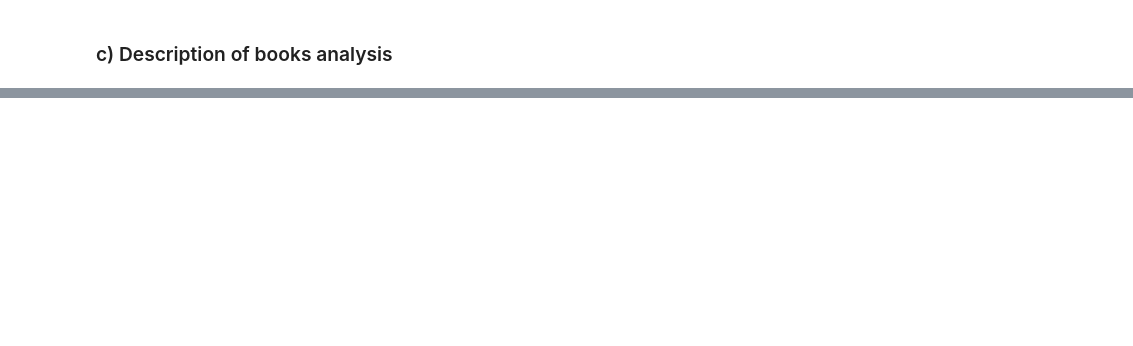
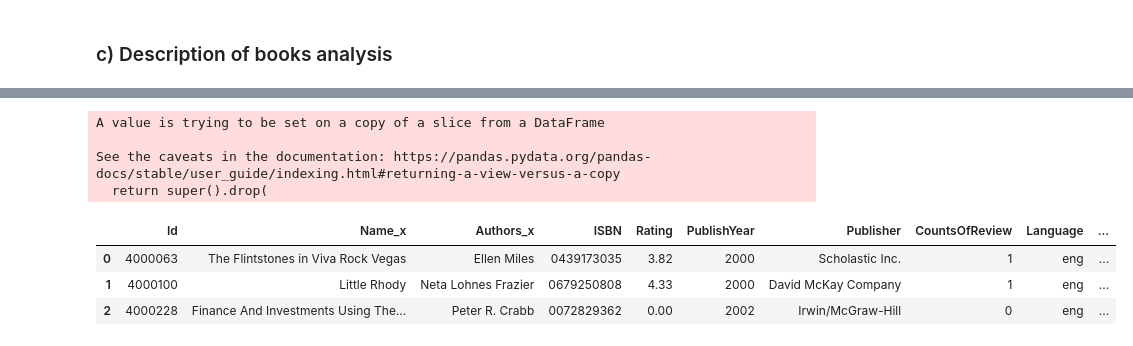
Before and after one commit to cecilegltslmcs/recommender_sys_books, a Jupyter notebook: P7_01_notebookcleaning.ipynb, the cells around one changed output, grey strips where cells are left out. Cells and saved outputs as stored; diff of their text form; code cells hidden in the pictures; blank space fills up the shorter version.

```diff
--- a/P7_01_notebookcleaning.ipynb
+++ b/P7_01_notebookcleaning.ipynb
@@ -151,0 +253,15 @@ desc.head(3)
+# %%
+merged_books_en.drop("Description",
+                     axis=1,
+                     inplace=True)
+data = pd.merge(merged_books_en, desc, on="Id")
+data.head(3)
+# %% [output]
+A value is trying to be set on a copy of a slice from a DataFrame
+
+See the caveats in the documentation: https://pandas.pydata.org/pandas-docs/stable/user_guide/indexing.html#returning-a-view-versus-a-copy
+  return super().drop(
+|  | Id | Name_x | Authors_x | ISBN | Rating | PublishYear | Publisher | CountsOfReview | Language | ... |
+| 0 | 4000063 | The Flintstones in Viva Rock Vegas | Ellen Miles | 0439173035 | 3.82 | 2000 | Scholastic Inc. | 1 | eng | ... |
+| 1 | 4000100 | Little Rhody | Neta Lohnes Frazier | 0679250808 | 4.33 | 2000 | David McKay Company | 1 | eng | ... |
+| 2 | 4000228 | Finance And Investments Using The... | Peter R. Crabb | 0072829362 | 0.00 | 2002 | Irwin/McGraw-Hill | 0 | eng | ... |
```
Also changed, not shown: parts of 24 cells of this notebook.
